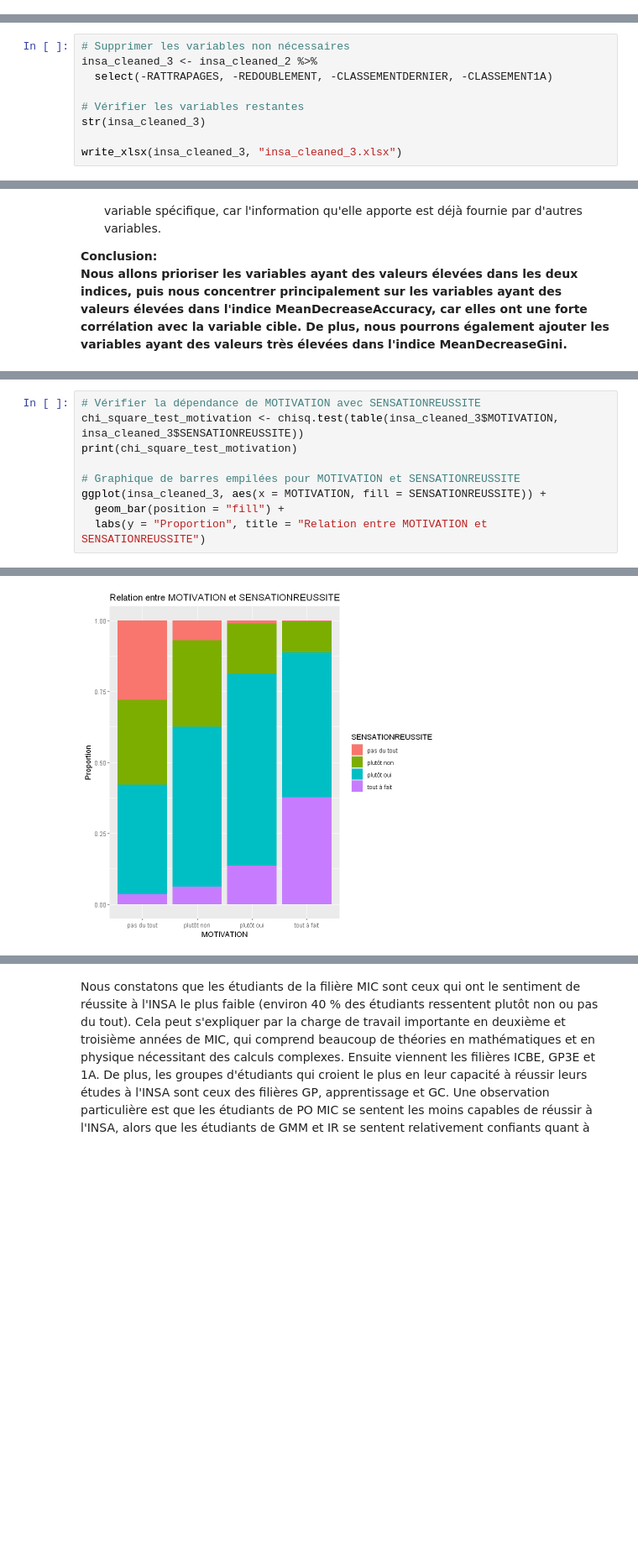
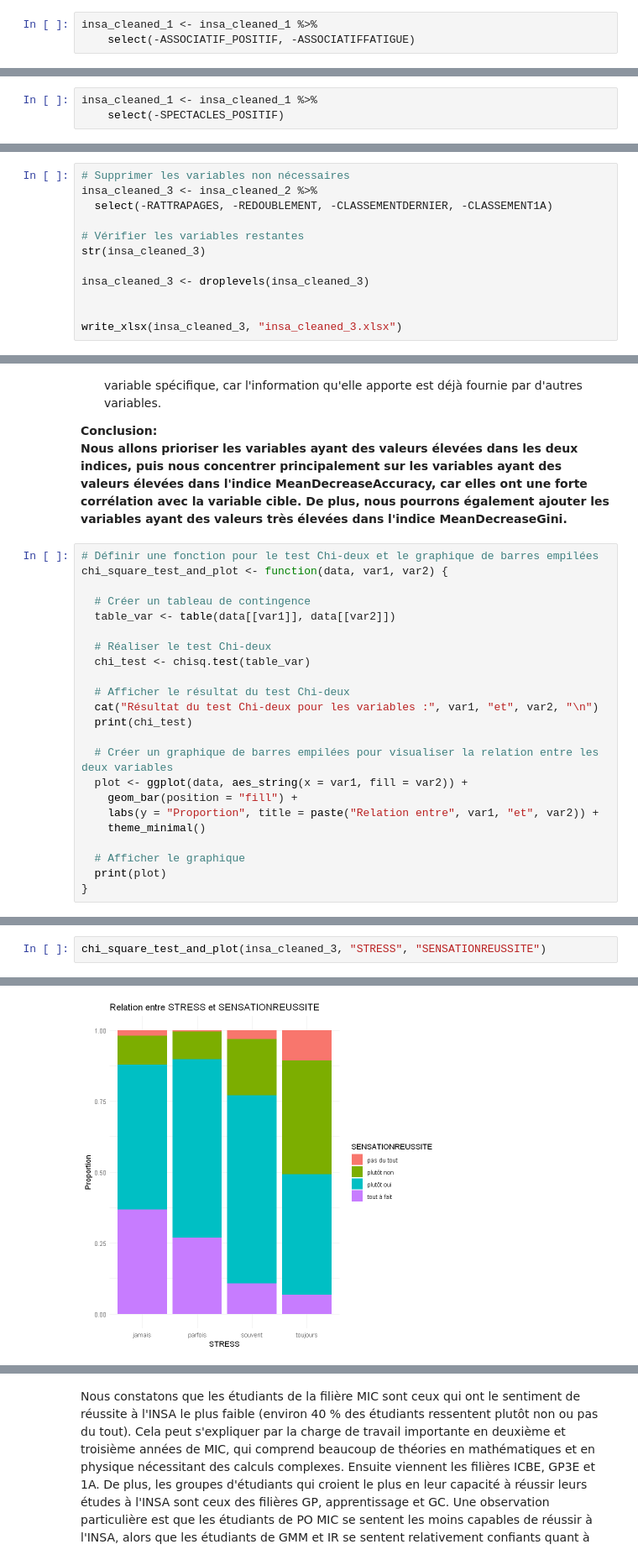
Before and after one commit to NaUl51/Stage_4A_Analyse-d-indicateurs-sur-la-vie-scolaire-et-extra-scolaire-des-l-ves-de-l-INSA-Toulouse-, a Jupyter notebook: Code_Luan_R.ipynb, the cells around one changed output, grey strips where cells are left out. Shown at 84% size. Saved outputs shown, nothing was run; the diff lists cells and outputs as text; blank space fills up the shorter version.

```diff
--- a/Code_Luan_R.ipynb
+++ b/Code_Luan_R.ipynb
@@ -784,0 +1157,3 @@ D'après les résultats du test, nous pouvons observer que les variables CONCENT
+# %%
+insa_cleaned_1 <- insa_cleaned_1 %>%
+    select(-ASSOCIATIF_POSITIF, -ASSOCIATIFFATIGUE)
@@ -784,0 +1180,3 @@ D'après les résultats du test, nous pouvons observer que les variables CONCENT
+# %%
+insa_cleaned_1 <- insa_cleaned_1 %>%
+    select(-SPECTACLES_POSITIF)
@@ -866,5 +1358,8 @@ insa_cleaned_3 <- insa_cleaned_2 %>%
 # Vérifier les variables restantes
 str(insa_cleaned_3)
 
+insa_cleaned_3 <- droplevels(insa_cleaned_3)
+
+
 write_xlsx(insa_cleaned_3, "insa_cleaned_3.xlsx")
 # %% [output]
@@ -1076,3 +1420,26 @@ Cas 2 : Variable avec MeanDecreaseGini élevé mais MeanDecreaseAccuracy faible
 
 **Conclusion:
 Nous allons prioriser les variables ayant des valeurs élevées dans les deux indices, puis nous concentrer principalement sur les variables ayant des valeurs élevées dans l'indice MeanDecreaseAccuracy, car elles ont une forte corrélation avec la variable cible. De plus, nous pourrons également ajouter les variables ayant des valeurs très élevées dans l'indice MeanDecreaseGini.**
+# %%
+# Définir une fonction pour le test Chi-deux et le graphique de barres empilées
+chi_square_test_and_plot <- function(data, var1, var2) {
+
+  # Créer un tableau de contingence
+  table_var <- table(data[[var1]], data[[var2]])
+
+  # Réaliser le test Chi-deux
+  chi_test <- chisq.test(table_var)
+
+  # Afficher le résultat du test Chi-deux
+  cat("Résultat du test Chi-deux pour les variables :", var1, "et", var2, "\n")
+  print(chi_test)
+
+  # Créer un graphique de barres empilées pour visualiser la relation entre les deux variables
+  plot <- ggplot(data, aes_string(x = var1, fill = var2)) +
+    geom_bar(position = "fill") +
+    labs(y = "Proportion", title = paste("Relation entre", var1, "et", var2)) +
+    theme_minimal()
+
+  # Afficher le graphique
+  print(plot)
+}
@@ -1079,10 +1464,3 @@ Nous allons prioriser les variables ayant des valeurs élevées dans les deux in
 # %%
-# Vérifier la dépendance de MOTIVATION avec SENSATIONREUSSITE
-chi_square_test_motivation <- chisq.test(table(insa_cleaned_3$MOTIVATION, insa_cleaned_3$SENSATIONREUSSITE))
-print(chi_square_test_motivation)
-
-# Graphique de barres empilées pour MOTIVATION et SENSATIONREUSSITE
-ggplot(insa_cleaned_3, aes(x = MOTIVATION, fill = SENSATIONREUSSITE)) +
-  geom_bar(position = "fill") +
-  labs(y = "Proportion", title = "Relation entre MOTIVATION et SENSATIONREUSSITE")
+chi_square_test_and_plot(insa_cleaned_3, "STRESS", "SENSATIONREUSSITE")
 # %% [output]
@@ -1095 +1475 @@ X-squared = 255.22, df = 9, p-value < 2.2e-16
-[figure, old version]
+[figure, new version]
```
Also changed, not shown: parts of 280 cells of this notebook, 10 other files.
